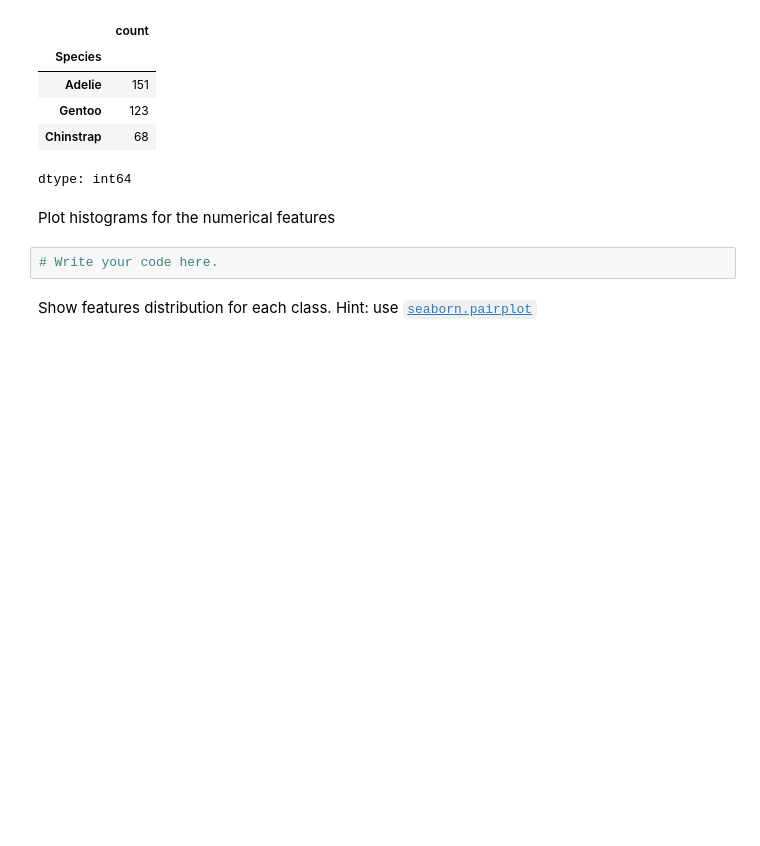
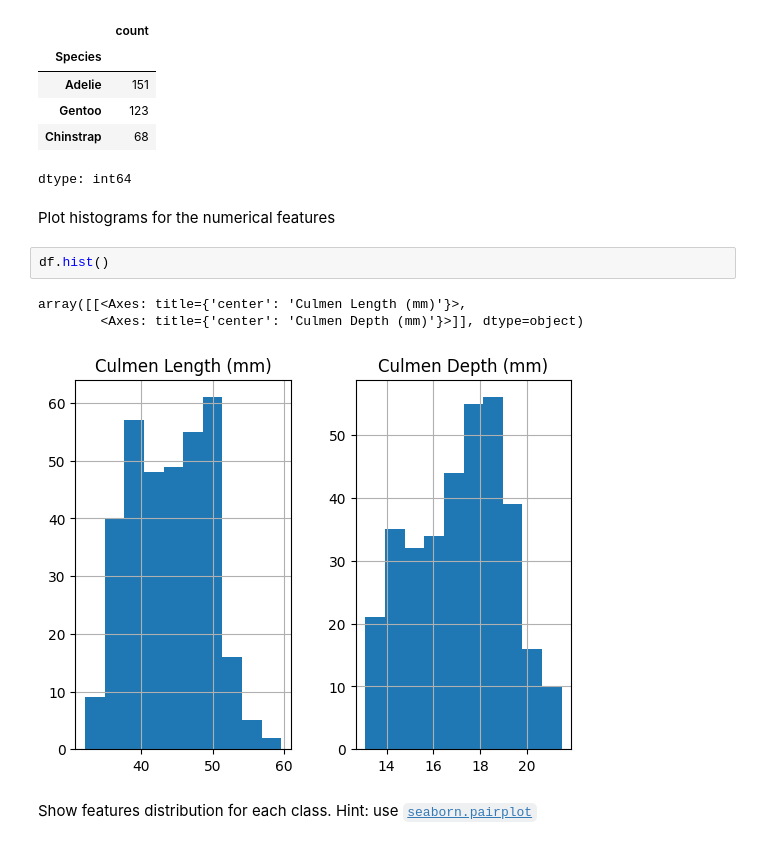
Before and after one commit to brisacoder/scikit-learn-mooc, a Jupyter notebook: notebooks/01_tabular_data_exploration_ex_01.ipynb, the cells around one changed output. Cells and saved outputs as stored; diff of their text form; blank space fills up the shorter version.

```diff
--- a/notebooks/01_tabular_data_exploration_ex_01.ipynb
+++ b/notebooks/01_tabular_data_exploration_ex_01.ipynb
@@ -46,7 +46,11 @@ dtype: int64
 # %% [markdown]
 Plot histograms for the numerical features
 # %%
-# Write your code here.
+df.hist()
+# %% [output]
+array([[<Axes: title={'center': 'Culmen Length (mm)'}>,
+        <Axes: title={'center': 'Culmen Depth (mm)'}>]], dtype=object)
+[figure, added]
 # %% [markdown]
 Show features distribution for each class. Hint: use
 [`seaborn.pairplot`](https://seaborn.pydata.org/generated/seaborn.pairplot.html)
```
Also changed, not shown: parts of 1 cell of this notebook.
